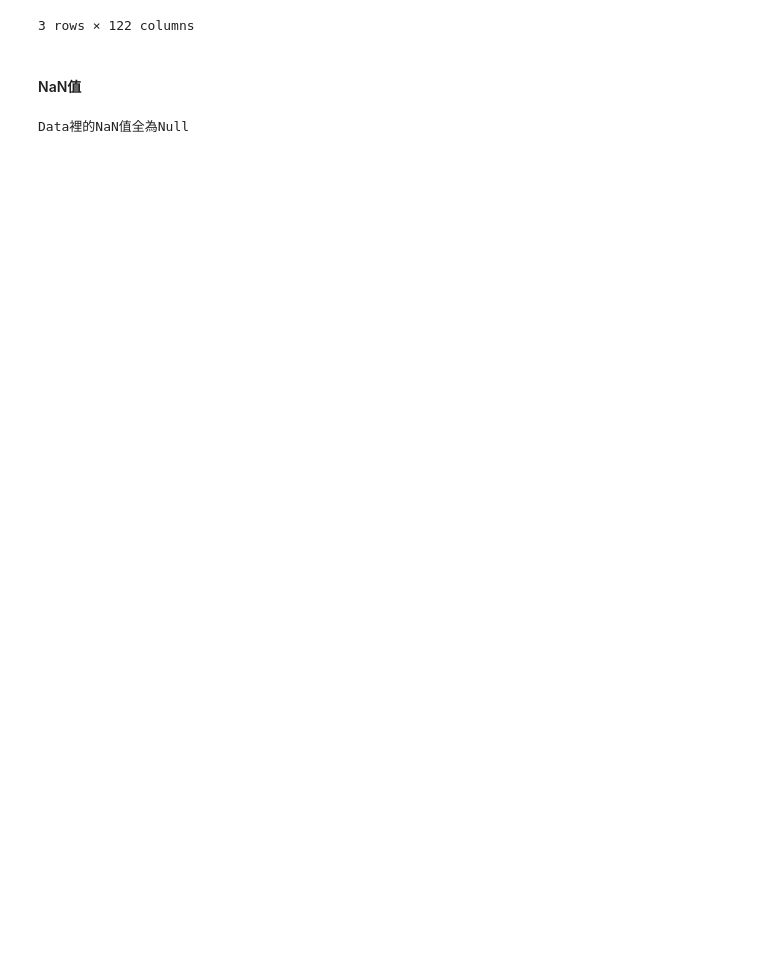
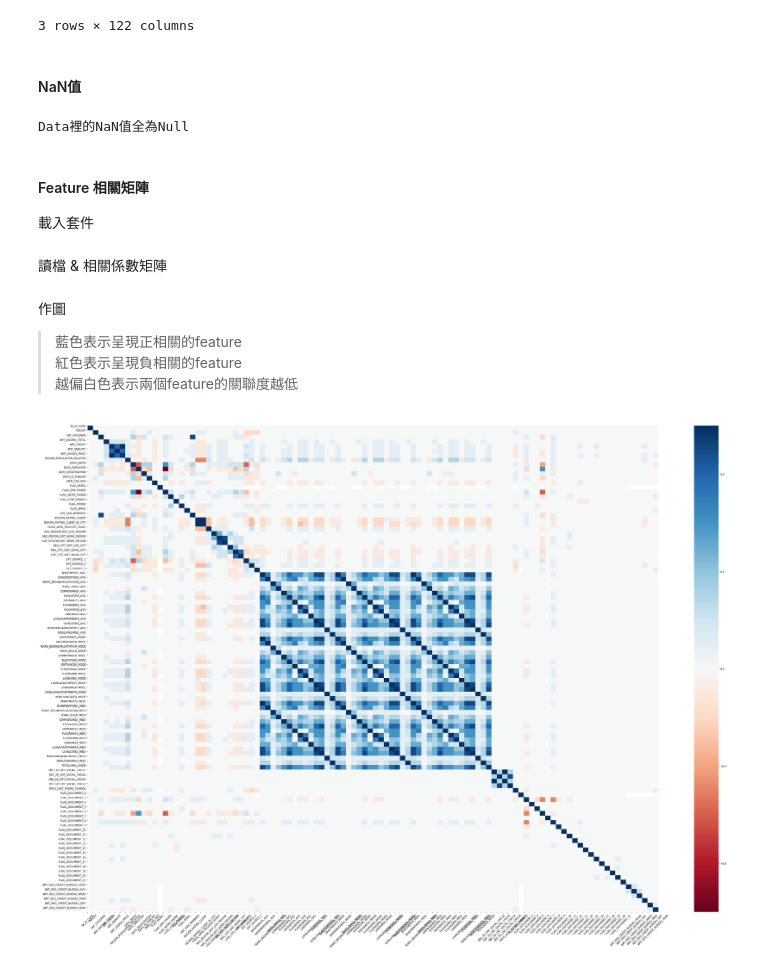
Before and after one commit to shaoyu-lu/100Day-ML-Marathon, a Jupyter notebook: homework/Day_002_HW.ipynb, the cells around one changed output. Saved outputs shown, nothing was run; the diff lists cells and outputs as text; code cells hidden in the pictures; blank space fills up the shorter version.

```diff
--- a/homework/Day_002_HW.ipynb
+++ b/homework/Day_002_HW.ipynb
@@ -72,3 +71,6 @@ else:
     print("Data裡有數值的NaN值")
 # %% [output]
 Data裡的NaN值全為Null
+# %% [markdown]
+#### Feature 相關矩陣
+載入套件
@@ -74,0 +82,21 @@ Data裡的NaN值全為Null
+# %% [markdown]
+讀檔 & 相關係數矩陣
+# %%
+train = pd.read_csv("./data/application_train.csv")
+test = pd.read_csv("./data/application_test.csv")
+
+corr_matrix = train.corr()
+# %% [markdown]
+作圖
+>藍色表示呈現正相關的feature
+紅色表示呈現負相關的feature
+越偏白色表示兩個feature的關聯度越低
+# %%
+sns.heatmap(corr_matrix.round(1).get_values(), cmap="RdBu")
+plt.xticks(range(len(corr_matrix)), corr_matrix.columns, rotation=45)
+plt.yticks(range(len(corr_matrix)), corr_matrix.columns)
+fig = plt.gcf()
+fig.set_size_inches(50, 35)
+fig.savefig('test2png.png', dpi=150)
+# %% [output]
+[figure, added]
```
Also changed, not shown: parts of 2 cells of this notebook.
